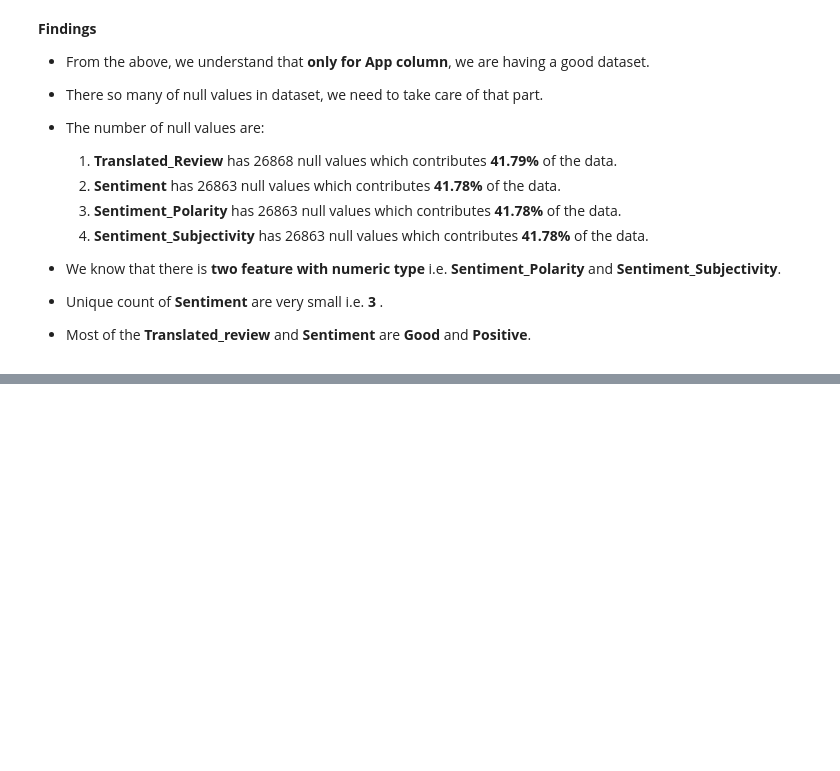
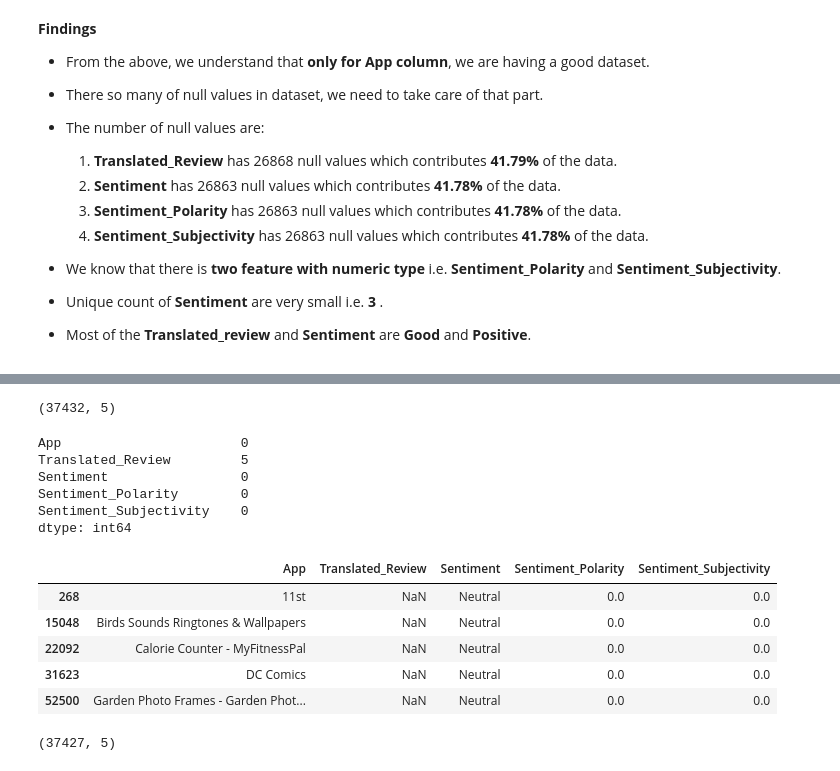
Before and after one commit to raushan9jnv/Play-Store-App-Review-Analysis, a Jupyter notebook: Almabetter_Play_Store_App_Review_Analysis_Capstone_Project_1.ipynb, the cells around one changed output, grey strips where cells are left out. Drawn from its saved outputs; the diff is of its cells as text; code cells hidden in the pictures; blank space fills up the shorter version.

```diff
--- a/Almabetter_Play_Store_App_Review_Analysis_Capstone_Project_1.ipynb
+++ b/Almabetter_Play_Store_App_Review_Analysis_Capstone_Project_1.ipynb
@@ -375,0 +381,31 @@ UserReviewInfo()
+# %%
+# lets create new user review df, as we going to drop all null values
+# We have dropped the rows having all null values as it makes no sense in keeping them
+new_df_reviews = df_reviews.dropna(subset=["Translated_Review","Sentiment","Sentiment_Polarity","Sentiment_Subjectivity"],how="all")
+# %%
+new_df_reviews.shape
+# %% [output]
+(37432, 5)
+# %%
+new_df_reviews.isnull().sum()
+# %% [output]
+App                       0
+Translated_Review         5
+Sentiment                 0
+Sentiment_Polarity        0
+Sentiment_Subjectivity    0
+dtype: int64
+# %%
+new_df_reviews[new_df_reviews.Translated_Review.isnull()]
+# %% [output]
+|  | App | Translated_Review | Sentiment | Sentiment_Polarity | Sentiment_Subjectivity |
+| 268 | 11st | NaN | Neutral | 0.0 | 0.0 |
+| 15048 | Birds Sounds Ringtones & Wallpapers | NaN | Neutral | 0.0 | 0.0 |
+| 22092 | Calorie Counter - MyFitnessPal | NaN | Neutral | 0.0 | 0.0 |
+| 31623 | DC Comics | NaN | Neutral | 0.0 | 0.0 |
+| 52500 | Garden Photo Frames - Garden Phot... | NaN | Neutral | 0.0 | 0.0 |
+# %%
+new_df_reviews = new_df_reviews.dropna(subset= ["Translated_Review"],how = "all")
+new_df_reviews.shape
+# %% [output]
+(37427, 5)
```
Also changed, not shown: parts of 9 cells of this notebook.
